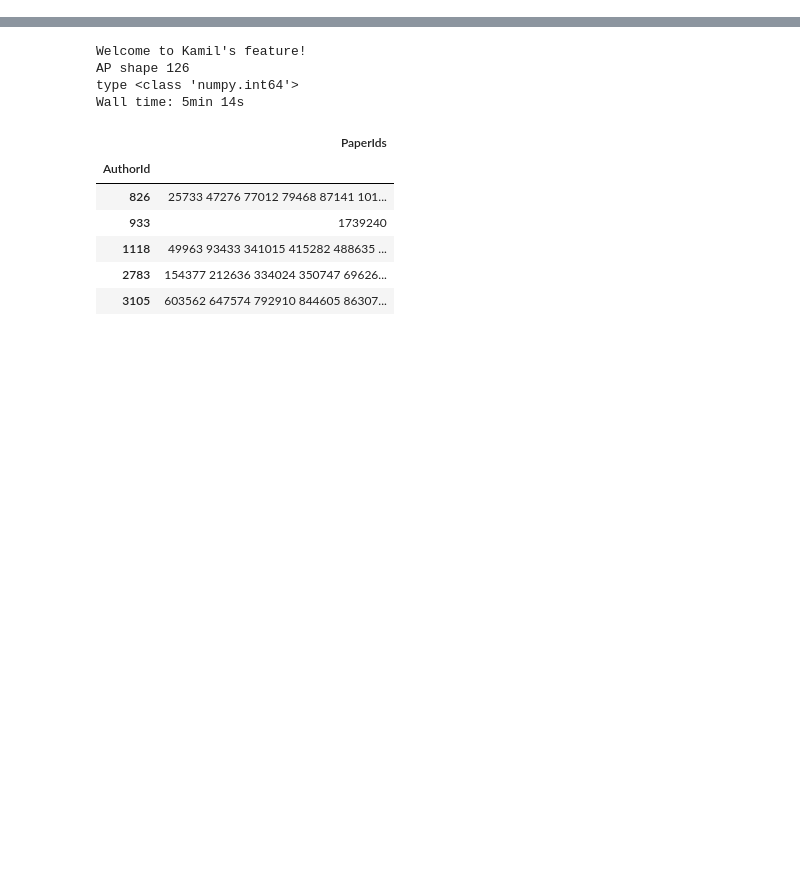
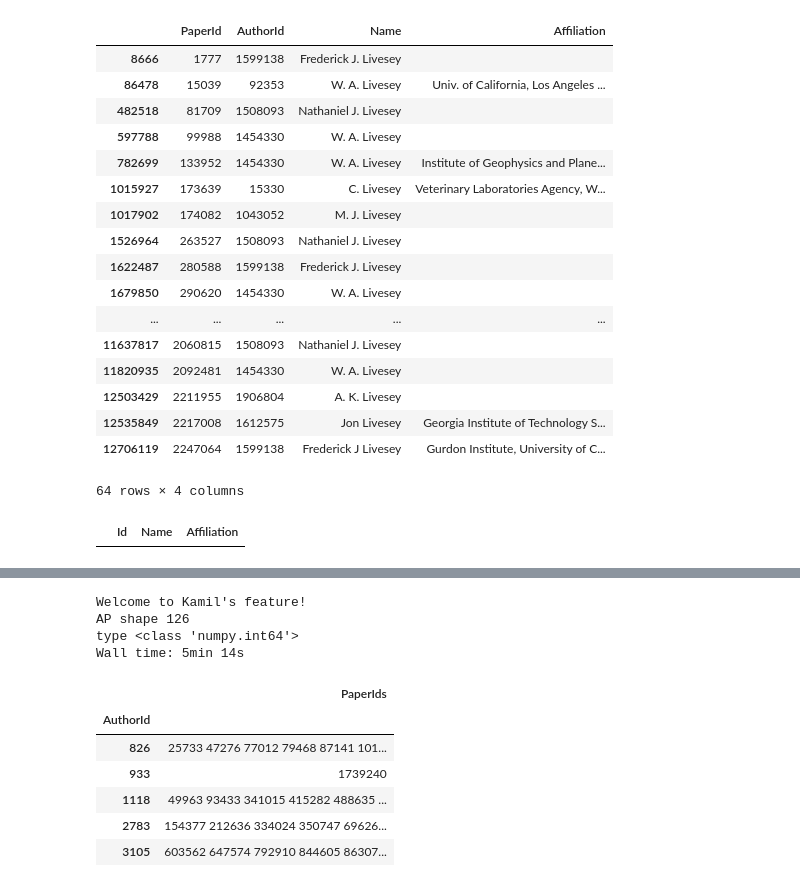
Before and after one commit to thao9611/KDD-Cup, a Jupyter notebook: Kamil's area - Copy.ipynb, the cells around one changed output, grey strips where cells are left out. Cells and saved outputs as stored; diff of their text form; code cells hidden in the pictures; blank space fills up the shorter version.

```diff
--- a/Kamil's area - Copy.ipynb
+++ b/Kamil's area - Copy.ipynb
@@ -11,0 +83,29 @@ dataset['paper_author'] = pd.read_csv('dataRev2/PaperAuthor.csv').fillna("")
+# %%
+pa.head()
+#type(pa)
+pa[pa.Name.str.contains("Livesey")]
+# %% [output]
+|  | PaperId | AuthorId | Name | Affiliation |
+| 8666 | 1777 | 1599138 | Frederick J. Livesey |  |
+| 86478 | 15039 | 92353 | W. A. Livesey | Univ. of California, Los Angeles ... |
+| 482518 | 81709 | 1508093 | Nathaniel J. Livesey |  |
+| 597788 | 99988 | 1454330 | W. A. Livesey |  |
+| 782699 | 133952 | 1454330 | W. A. Livesey | Institute of Geophysics and Plane... |
+| 1015927 | 173639 | 15330 | C. Livesey | Veterinary Laboratories Agency, W... |
+| 1017902 | 174082 | 1043052 | M. J. Livesey |  |
+| 1526964 | 263527 | 1508093 | Nathaniel J. Livesey |  |
+| 1622487 | 280588 | 1599138 | Frederick J. Livesey |  |
+| 1679850 | 290620 | 1454330 | W. A. Livesey |  |
+| ... | ... | ... | ... | ... |
+| 11637817 | 2060815 | 1508093 | Nathaniel J. Livesey |  |
+| 11820935 | 2092481 | 1454330 | W. A. Livesey |  |
+| 12503429 | 2211955 | 1906804 | A. K. Livesey |  |
+| 12535849 | 2217008 | 1612575 | Jon Livesey | Georgia Institute of Technology S... |
+| 12706119 | 2247064 | 1599138 | Frederick J Livesey | Gurdon Institute, University of C... |
+64 rows × 4 columns
+# %%
+auth = dataset["author"]
+auth[auth.Id == 1998870]
+#auth.head()
+# %% [output]
+|  | Id | Name | Affiliation |
```
Also changed, not shown: parts of 8 cells of this notebook, 1 other file.
